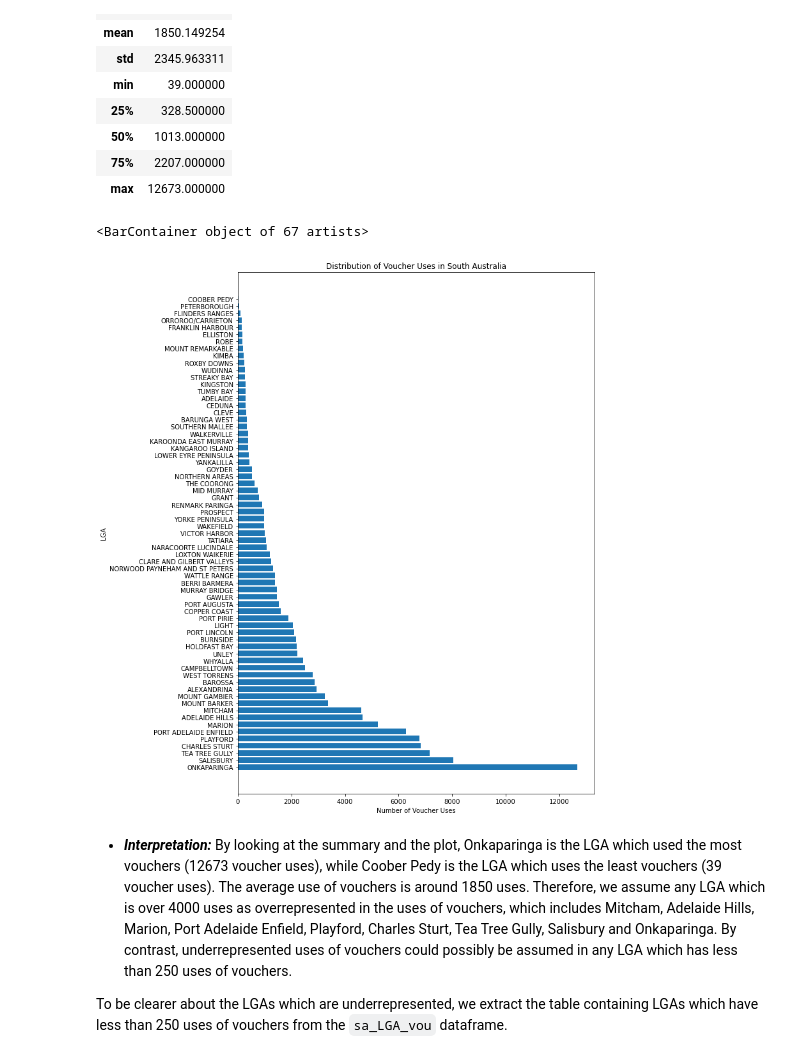
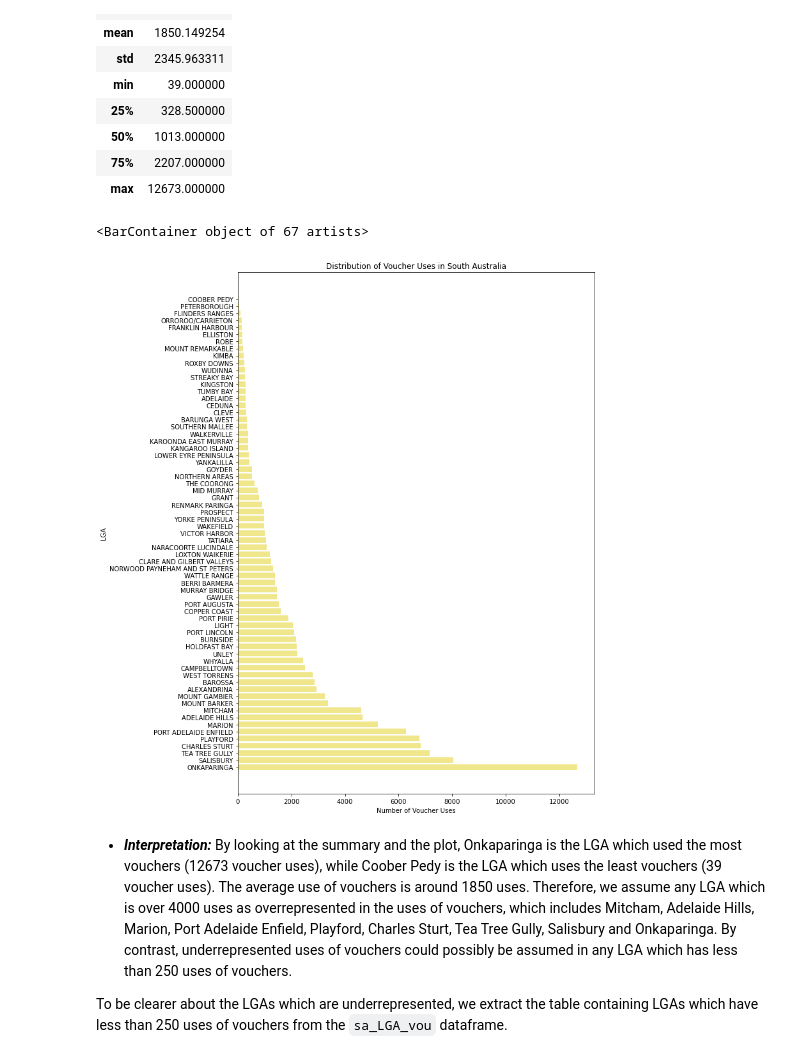
Before and after one commit to xuyenlinhHuynh/data-science-portfolio-xuyenlinhHuynh, a Jupyter notebook: Portfolio 2.ipynb, the cells around one changed output. Saved outputs shown, nothing was run; the diff lists cells and outputs as text; code cells hidden in the pictures.

```diff
--- a/Portfolio 2.ipynb
+++ b/Portfolio 2.ipynb
@@ -521,13 +521,13 @@ sa_LGA_vou.describe()
 # %%
 # plot the distribution of voucher uses across the South Australia
 plt.figure( figsize = (10,15) )
 plt.title("Distribution of Voucher Uses in South Australia")
 plt.xlabel("Number of Voucher Uses")
 plt.ylabel("LGA")
-plt.barh(sa_LGA_vou['SA_LGA'], sa_LGA_vou['SA_counts'])
+plt.barh(sa_LGA_vou['SA_LGA'], sa_LGA_vou['SA_counts'], color = "khaki")
 # %% [output]
 <BarContainer object of 67 artists>
-[figure, old version]
+[figure, new version]
 # %% [markdown]
 * ***Interpretation:***  By looking at the summary and the plot, Onkaparinga is the LGA which used the most vouchers (12673 voucher uses), while Coober Pedy is the LGA which uses the least vouchers (39 voucher uses). The average use of vouchers is around 1850 uses. Therefore, we assume any LGA which is over 4000 uses as overrepresented in the uses of vouchers, which includes Mitcham, Adelaide Hills, Marion, Port Adelaide Enfield, Playford, Charles Sturt, Tea Tree Gully, Salisbury and Onkaparinga. By contrast, underrepresented uses of vouchers could possibly be assumed in any LGA which has less than 250 uses of vouchers.
 
```
Also changed, not shown: parts of 13 cells of this notebook.
